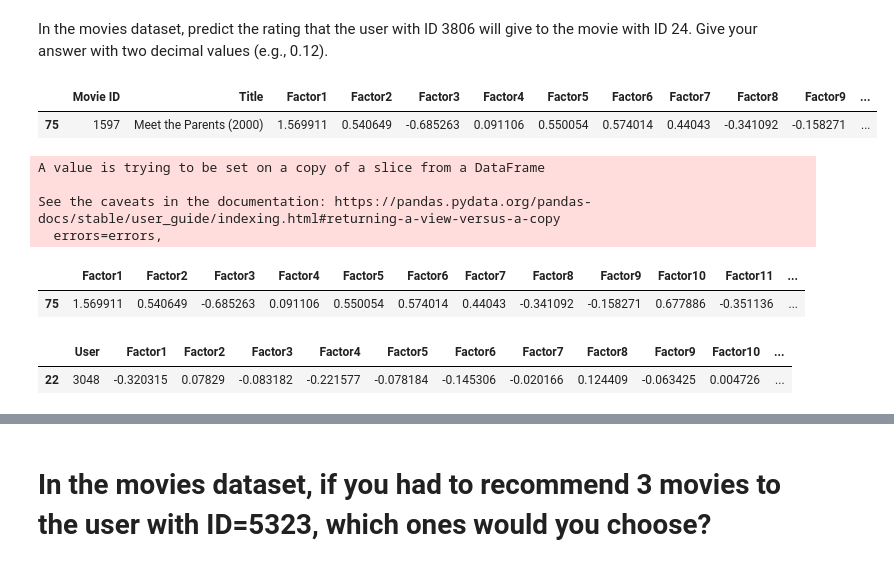
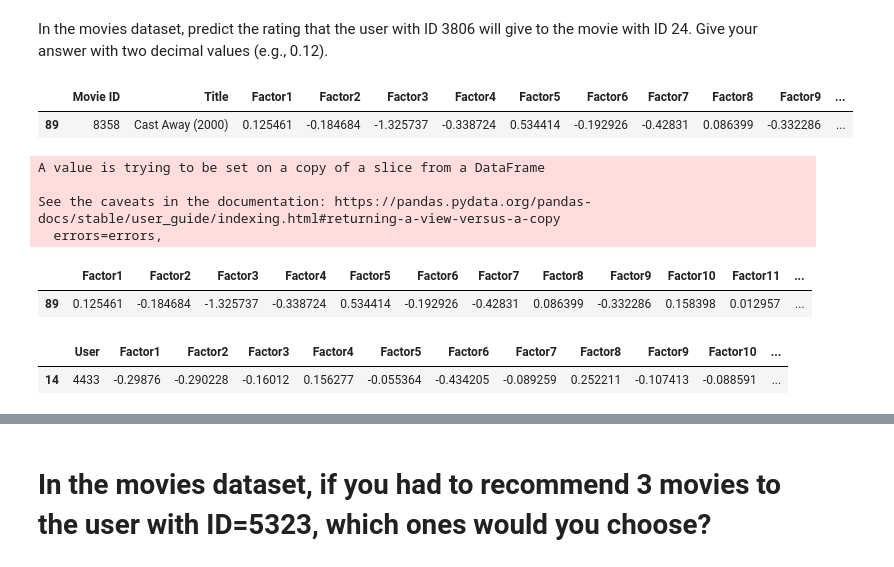
Before and after one commit to Tamanna1991/neural-networks, a Jupyter notebook: lab4/my_recommender.ipynb, the cells around one changed output, grey strips where cells are left out. Drawn from its saved outputs; the diff is of its cells as text; code cells hidden in the pictures.

```diff
--- a/lab4/my_recommender.ipynb
+++ b/lab4/my_recommender.ipynb
@@ -417,11 +343,11 @@ predictions
 # %% [markdown]
 In the movies dataset, predict the rating that the user with ID 3806 will give to the movie with ID 24. Give your answer with two decimal values (e.g., 0.12).
 # %%
-mov_factor_vals = mov_items.loc[mov_items['Movie ID'] == 1597]
+mov_factor_vals = mov_items.loc[mov_items['Movie ID'] == 8358]
 mov_factor_vals
 # %% [output]
 |  | Movie ID | Title | Factor1 | Factor2 | Factor3 | Factor4 | Factor5 | Factor6 | Factor7 | Factor8 | Factor9 | ... |
-| 75 | 1597 | Meet the Parents (2000) | 1.569911 | 0.540649 | -0.685263 | 0.091106 | 0.550054 | 0.574014 | 0.44043 | -0.341092 | -0.158271 | ... |
+| 89 | 8358 | Cast Away (2000) | 0.125461 | -0.184684 | -1.325737 | -0.338724 | 0.534414 | -0.192926 | -0.42831 | 0.086399 | -0.332286 | ... |
 # %%
 mov_factor_vals.drop('Title', inplace=True, axis=1)
 mov_factor_vals.drop('Movie ID', inplace=True, axis=1)
@@ -432,13 +358,13 @@ A value is trying to be set on a copy of a slice from a DataFrame
 See the caveats in the documentation: https://pandas.pydata.org/pandas-docs/stable/user_guide/indexing.html#returning-a-view-versus-a-copy
   errors=errors,
 |  | Factor1 | Factor2 | Factor3 | Factor4 | Factor5 | Factor6 | Factor7 | Factor8 | Factor9 | Factor10 | Factor11 | ... |
-| 75 | 1.569911 | 0.540649 | -0.685263 | 0.091106 | 0.550054 | 0.574014 | 0.44043 | -0.341092 | -0.158271 | 0.677886 | -0.351136 | ... |
+| 89 | 0.125461 | -0.184684 | -1.325737 | -0.338724 | 0.534414 | -0.192926 | -0.42831 | 0.086399 | -0.332286 | 0.158398 | 0.012957 | ... |
 # %%
-user_factor_vals = mov_users.loc[mov_users['User'] == 3048]
+user_factor_vals = mov_users.loc[mov_users['User'] == 4433]
 user_factor_vals
 # %% [output]
 |  | User | Factor1 | Factor2 | Factor3 | Factor4 | Factor5 | Factor6 | Factor7 | Factor8 | Factor9 | Factor10 | ... |
-| 22 | 3048 | -0.320315 | 0.07829 | -0.083182 | -0.221577 | -0.078184 | -0.145306 | -0.020166 | 0.124409 | -0.063425 | 0.004726 | ... |
+| 14 | 4433 | -0.29876 | -0.290228 | -0.16012 | 0.156277 | -0.055364 | -0.434205 | -0.089259 | 0.252211 | -0.107413 | -0.088591 | ... |
 # %%
 user_factor_vals.drop('User', inplace=True, axis=1)
 user_factor_vals
```
Also changed, not shown: parts of 28 cells of this notebook.
